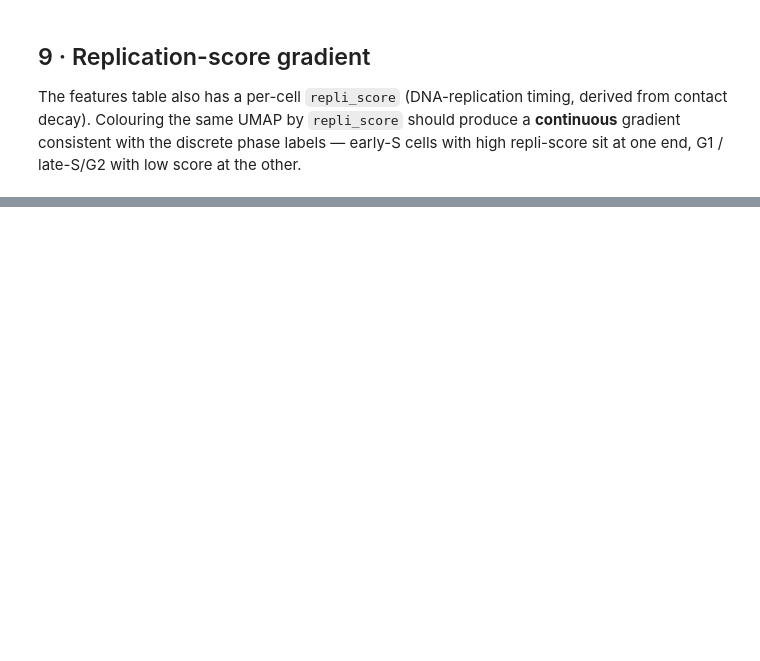
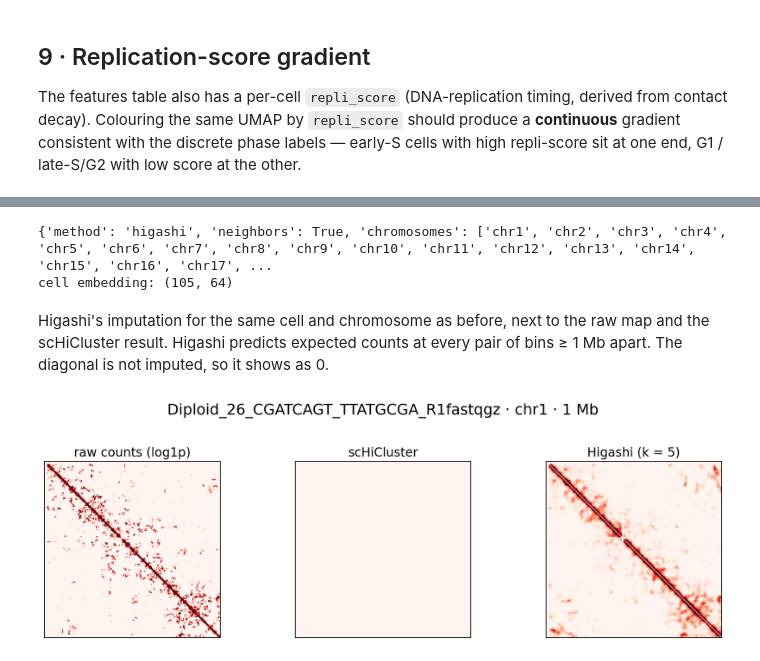
Before and after one commit to aristoteleo/epione, a Jupyter notebook: epione_guide/tutorials/single/t_sc_hic_basics.ipynb, the cells around one changed output, grey strips where cells are left out. Drawn from its saved outputs; the diff is of its cells as text; code cells hidden in the pictures; blank space fills up the shorter version.

```diff
--- a/epione_guide/tutorials/single/t_sc_hic_basics.ipynb
+++ b/epione_guide/tutorials/single/t_sc_hic_basics.ipynb
@@ -305,0 +337,34 @@ plt.show()
+# %%
+# A separate AnnData, so the scHiCluster results above stay attached to `adata`.
+adata_h = adata.copy()
+HIGASHI = OUT / 'imputed_higashi'
+epi.single.hic.impute_cells(
+    adata_h, out_dir=HIGASHI, method='higashi',
+    random_state=0, progress=False,
+)
+print(adata_h.uns['hic']['impute_params'])
+print('cell embedding:', adata_h.obsm['X_higashi'].shape)
+# %% [output]
+{'method': 'higashi', 'neighbors': True, 'chromosomes': ['chr1', 'chr2', 'chr3', 'chr4', 'chr5', 'chr6', 'chr7', 'chr8', 'chr9', 'chr10', 'chr11', 'chr12', 'chr13', 'chr14', 'chr15', 'chr16', 'chr17', ...
+cell embedding: (105, 64)
+# %% [markdown]
+Higashi's imputation for the same cell and chromosome as before, next to the raw map and the
+scHiCluster result. Higashi predicts expected counts at every pair of bins ≥ 1 Mb apart. The
+diagonal is not imputed, so it shows as 0.
+# %%
+import cooler
+fig, axes = plt.subplots(1, 3, figsize=(12, 3.8))
+raw = cooler.Cooler(adata.obs.loc[demo_cell, 'cool_path']).matrix(balance=False).fetch('chr1')
+panels = [
+    ('raw counts (log1p)', np.log1p(raw)),
+    ('scHiCluster', np.load(IMPUTED / f'{demo_cell}.npz')['chr1']),
+    ('Higashi (k = 5)', np.load(HIGASHI / f'{demo_cell}.npz')['chr1']),
+]
+for ax, (title, m) in zip(axes, panels):
+    off = m[~np.eye(len(m), dtype=bool)]
+    ax.imshow(m, cmap='Reds', vmin=0, vmax=np.quantile(off, 0.98))
+    ax.set_title(title); ax.set_xticks([]); ax.set_yticks([])
+fig.suptitle(f'{demo_cell} · chr1 · 1 Mb', y=1.02)
+plt.tight_layout(); plt.show()
+# %% [output]
+[figure, added]
```
Also changed, not shown: parts of 19 cells of this notebook.
